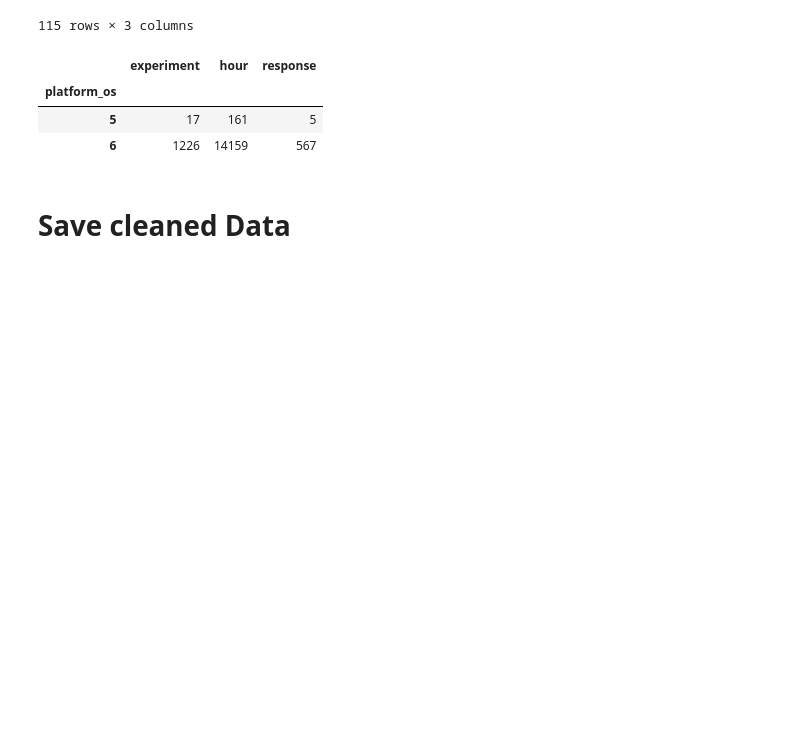
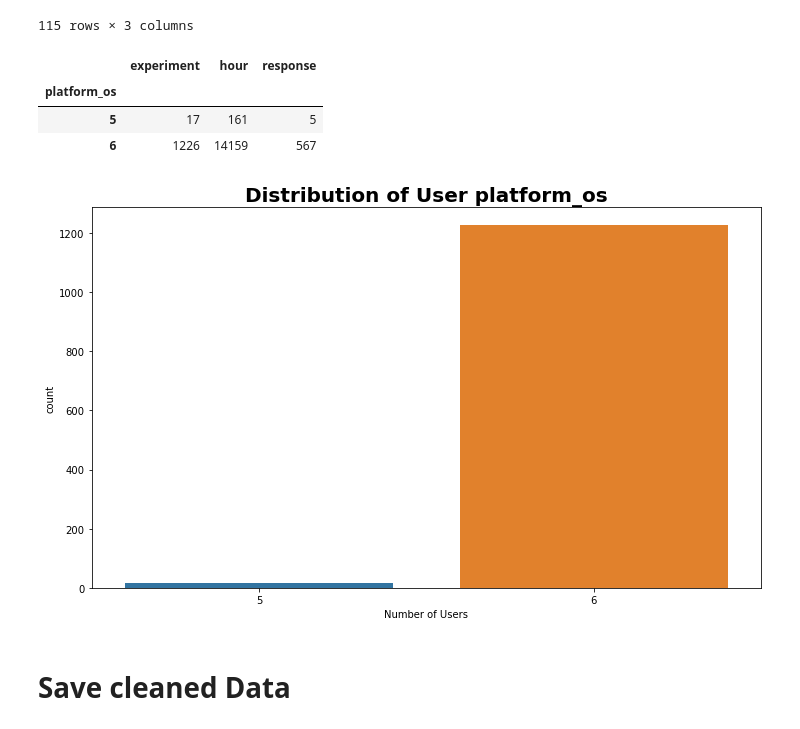
Before and after one commit to dagmawiii03/Ab_Hypothesis_Testing, a Jupyter notebook: Notebooks/Data_Exploration.ipynb, the cells around one changed output. Saved outputs shown, nothing was run; the diff lists cells and outputs as text; code cells hidden in the pictures; blank space fills up the shorter version.

```diff
--- a/Notebooks/Data_Exploration.ipynb
+++ b/Notebooks/Data_Exploration.ipynb
@@ -307,6 +311,10 @@ os_group_df
 | platform_os |  |  |  |
 | 5 | 17 | 161 | 5 |
 | 6 | 1226 | 14159 | 567 |
+# %%
+draw.plot_count(combined_df, 'platform_os')
+# %% [output]
+[figure, added]
 # %% [markdown]
 # Save cleaned Data
 # %%
```
Also changed, not shown: parts of 7 cells of this notebook, 1 other file.
